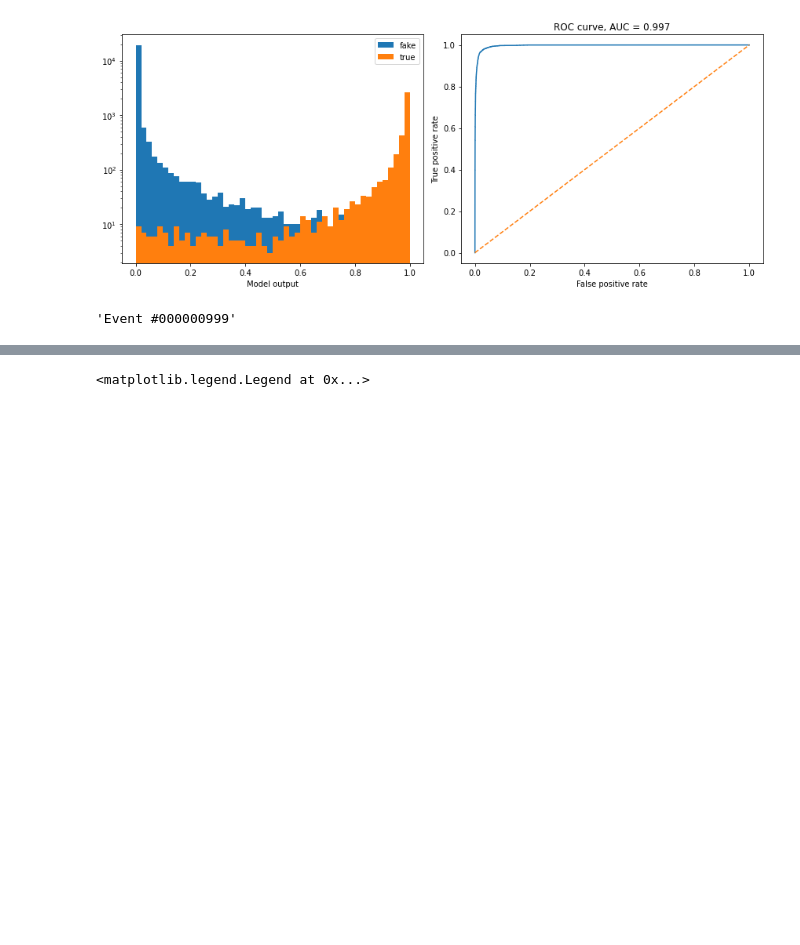
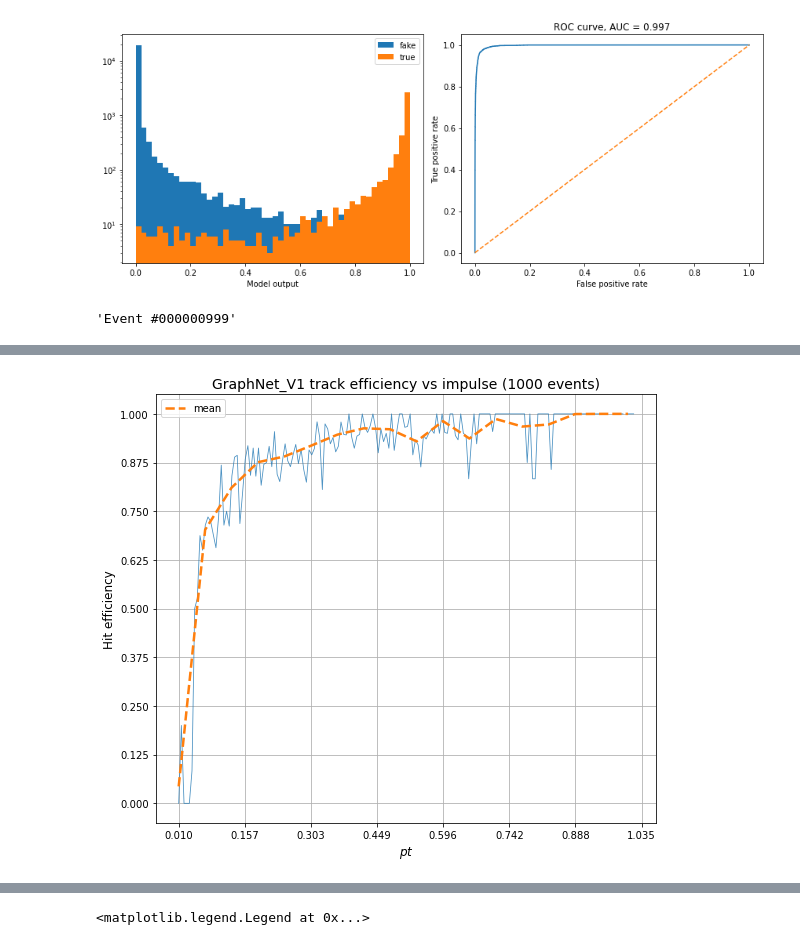
Before and after one commit to t3hseus/ariadne, a Jupyter notebook: notebooks/graph_train_evaluation.ipynb, the cells around one changed output, grey strips where cells are left out. Saved outputs shown, nothing was run; the diff lists cells and outputs as text; code cells hidden in the pictures; blank space fills up the shorter version.

Commit message:
added track vs impulse diagram

```diff
--- a/notebooks/graph_train_evaluation.ipynb
+++ b/notebooks/graph_train_evaluation.ipynb
@@ -254,12 +306,28 @@ Total event efficiency: 0.6690
-# %%
-from numpy import linalg as LA
-
-events_to_analyze['mean_p'] = LA.norm(events_to_analyze[['px','py','pz']].values, axis=1)
-
-all_real_hits = events_to_analyze[events_to_analyze.track != -1]
-
-assert(len(all_real_hits) == len(total_hits_inds))
-
-all_real_hits['found'] = False
-all_real_hits.loc[reco_hits_inds, 'found'] = True
-found_hits = all_real_hits[all_real_hits.found]
+# %%
+# shortcut
+from numpy import linalg as LA
+
+all_tracks_df['pt'] = LA.norm(all_tracks_df[['px','py']].values, axis=1)
+all_tracks_df['cos_t'] = (all_tracks_df[['pz']].values/ LA.norm(all_tracks_df[['px','py','pz']].values, axis=1, keepdims=True))
+all_tracks_df['a_phi'] = np.arctan2(all_tracks_df[['px']].values, all_tracks_df[['py']].values)
+# %%
+
+def get_diagram_arr_linspace(all_real_hits, found_hits, start, end, num, col):
+    spac = np.linspace(start, end, num=num)
+
+    arr = []
+
+    for i in range(len(spac)-1):
+        beg = spac[i]
+        end = spac[i+1]
+        elems_real = all_real_hits[(all_real_hits[col] > beg) &(all_real_hits[col] < end)]
+        elems_pred = found_hits[(found_hits[col] > beg) &(found_hits[col] < end)]
+        print("AAAA" , elems_real.pred.nunique())
+        print("bbbbb" , elems_pred.pred.nunique())
+
+        if elems_real.empty:
+            arr.append(np.NaN)
+            continue
+        arr.append(len(elems_pred) / len(elems_real))
+    print(arr, spac)
+    return arr, spac[:-1]
@@ -265,0 +384,6 @@ found_hits = all_real_hits[all_real_hits.found]
+# %%
+tracks_real = all_tracks_df[all_tracks_df.pred != -1]
+tracks_pred_true = all_tracks_df[all_tracks_df.pred == 1]
+draw_for_col(tracks_real, tracks_pred_true, 'pt', '$pt$', 1000, 175)
+# %% [output]
+[figure, added]
```
Also changed, not shown: parts of 7 cells of this notebook.
